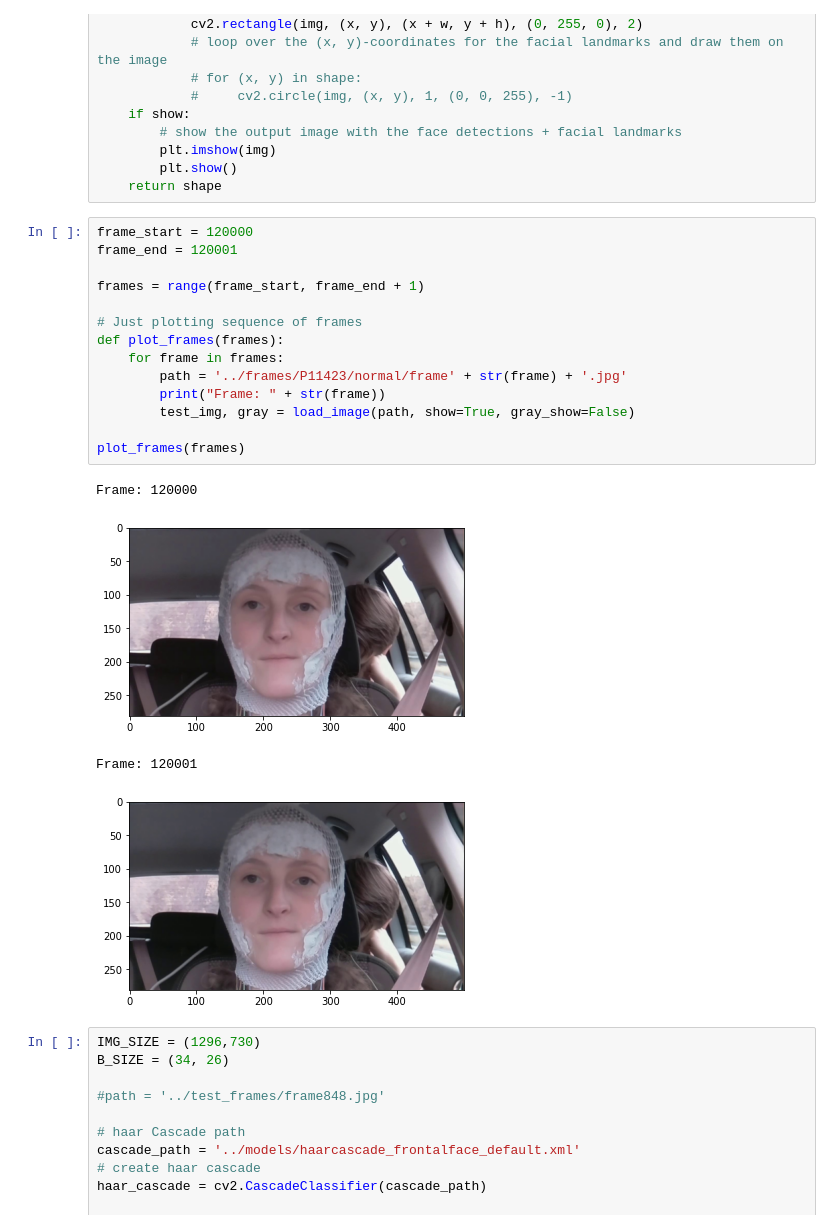
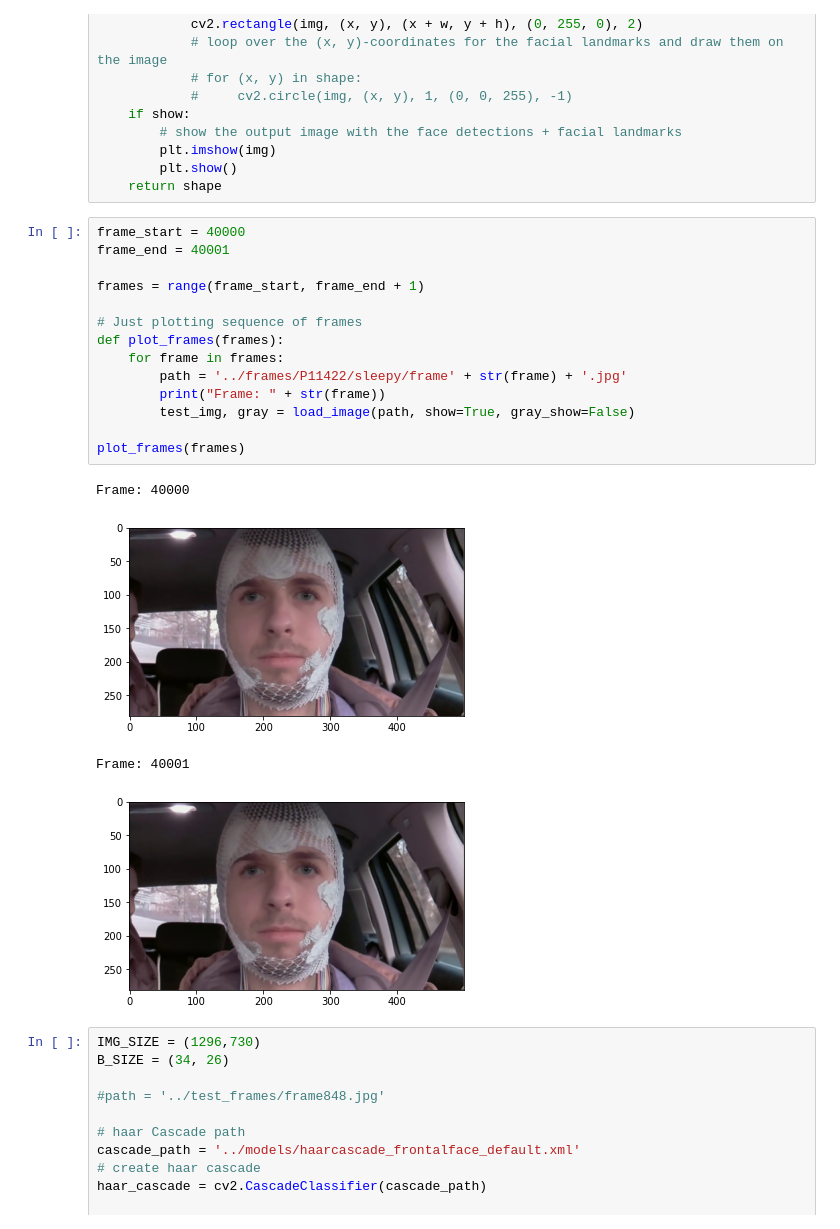
Before and after one commit to fruste/driver-drowsiness, a Jupyter notebook: code/blinking_detection.ipynb, the cells around one changed output. Drawn from its saved outputs; the diff is of its cells as text.

```diff
--- a/code/blinking_detection.ipynb
+++ b/code/blinking_detection.ipynb
@@ -142,24 +142,24 @@ def get_landmarks(img, gray, rects, show=False):
         plt.show()
     return shape
 # %%
-frame_start = 120000
-frame_end = 120001
+frame_start = 40000
+frame_end = 40001
 
 frames = range(frame_start, frame_end + 1)
 
 # Just plotting sequence of frames
 def plot_frames(frames):
     for frame in frames:
-        path = '../frames/P11423/normal/frame' + str(frame) + '.jpg'
+        path = '../frames/P11422/sleepy/frame' + str(frame) + '.jpg'
         print("Frame: " + str(frame))
         test_img, gray = load_image(path, show=True, gray_show=False)
 
 plot_frames(frames)
 # %% [output]
-Frame: 120000
+Frame: 40000
-[figure, old version]
+[figure, new version]
-Frame: 120001
+Frame: 40001
-[figure, old version]
+[figure, new version]
 # %%
 IMG_SIZE = (1296,730)
 B_SIZE = (34, 26)
```
Also changed, not shown: parts of 2 cells of this notebook, 8 other files.
